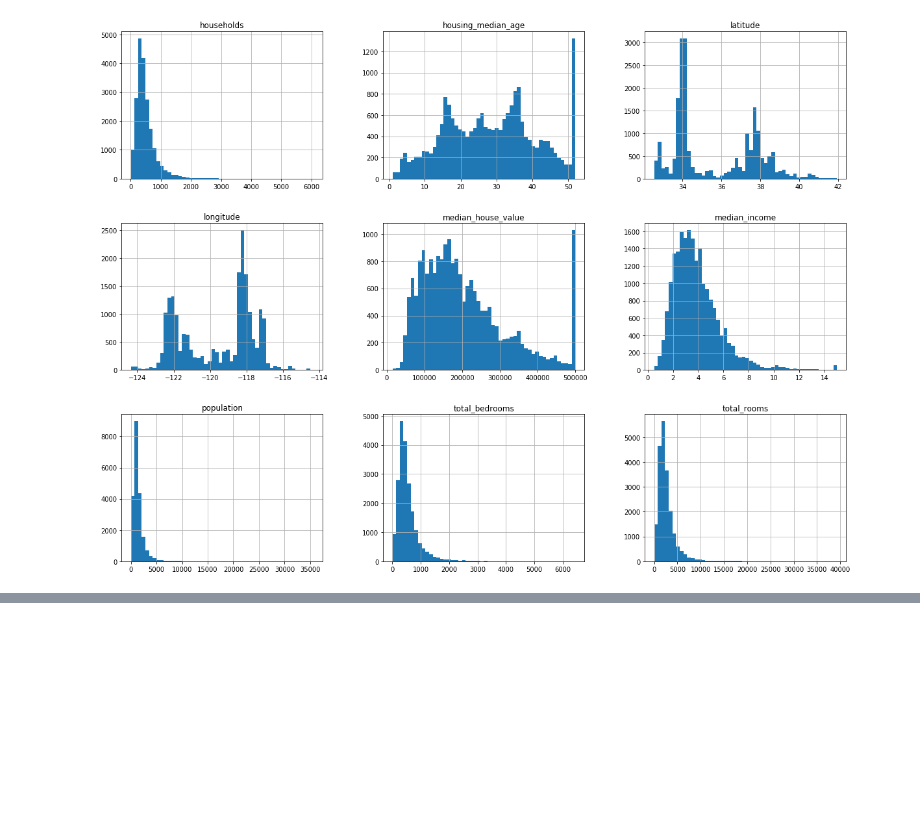
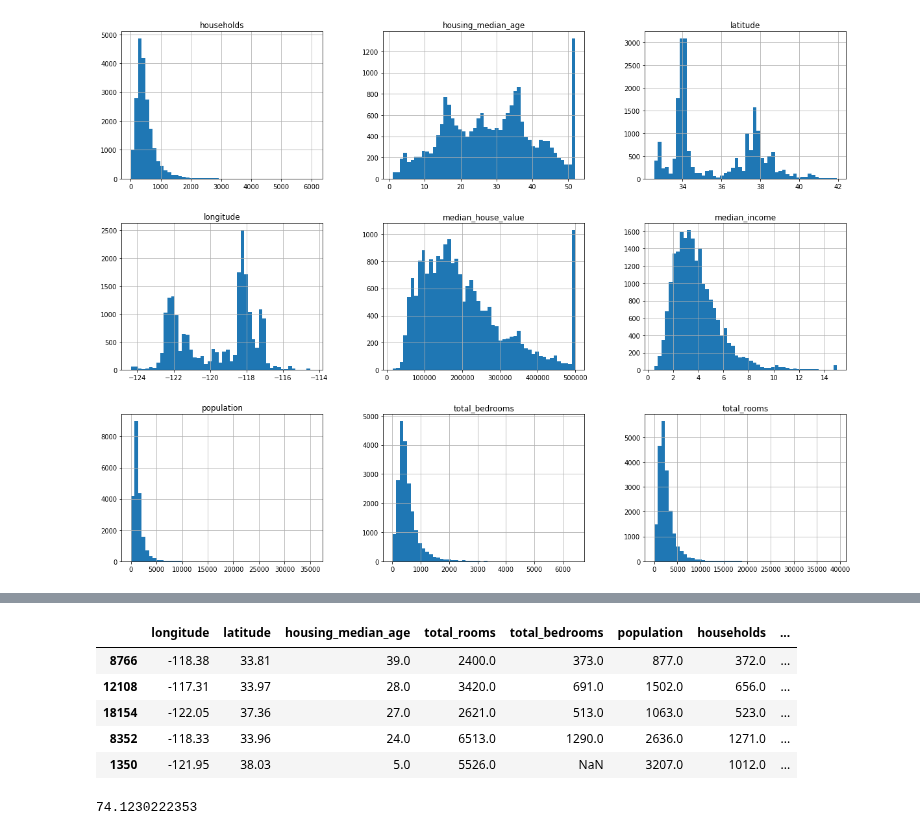
Before and after one commit to somnath1077/ML, a Jupyter notebook: hands_on_ML/Chapter2.ipynb, the cells around one changed output, grey strips where cells are left out. Drawn from its saved outputs; the diff is of its cells as text; code cells hidden in the pictures; blank space fills up the shorter version.

```diff
--- a/hands_on_ML/Chapter2.ipynb
+++ b/hands_on_ML/Chapter2.ipynb
@@ -86,0 +125,20 @@ plt.show()
+# %%
+test_set.head()
+# %% [output]
+|  | longitude | latitude | housing_median_age | total_rooms | total_bedrooms | population | households | ... |
+| 8766 | -118.38 | 33.81 | 39.0 | 2400.0 | 373.0 | 877.0 | 372.0 | ... |
+| 12108 | -117.31 | 33.97 | 28.0 | 3420.0 | 691.0 | 1502.0 | 656.0 | ... |
+| 18154 | -122.05 | 37.36 | 27.0 | 2621.0 | 513.0 | 1063.0 | 523.0 | ... |
+| 8352 | -118.33 | 33.96 | 24.0 | 6513.0 | 1290.0 | 2636.0 | 1271.0 | ... |
+| 1350 | -121.95 | 38.03 | 5.0 | 5526.0 | NaN | 3207.0 | 1012.0 | ... |
+# %%
+def f(j):
+    from scipy.special import binom
+    return binom(51, j) * binom(49, 10 - j) / binom(100, 10)
+
+x1 = [f(j) for j in range(0,5)]
+x2 = [f(j) for j in range(6, 11)]
+s = sum(x1) + sum(x2)
+print(s * 100)
+# %% [output]
+74.1230222353
```
Also changed, not shown: parts of 12 cells of this notebook.
